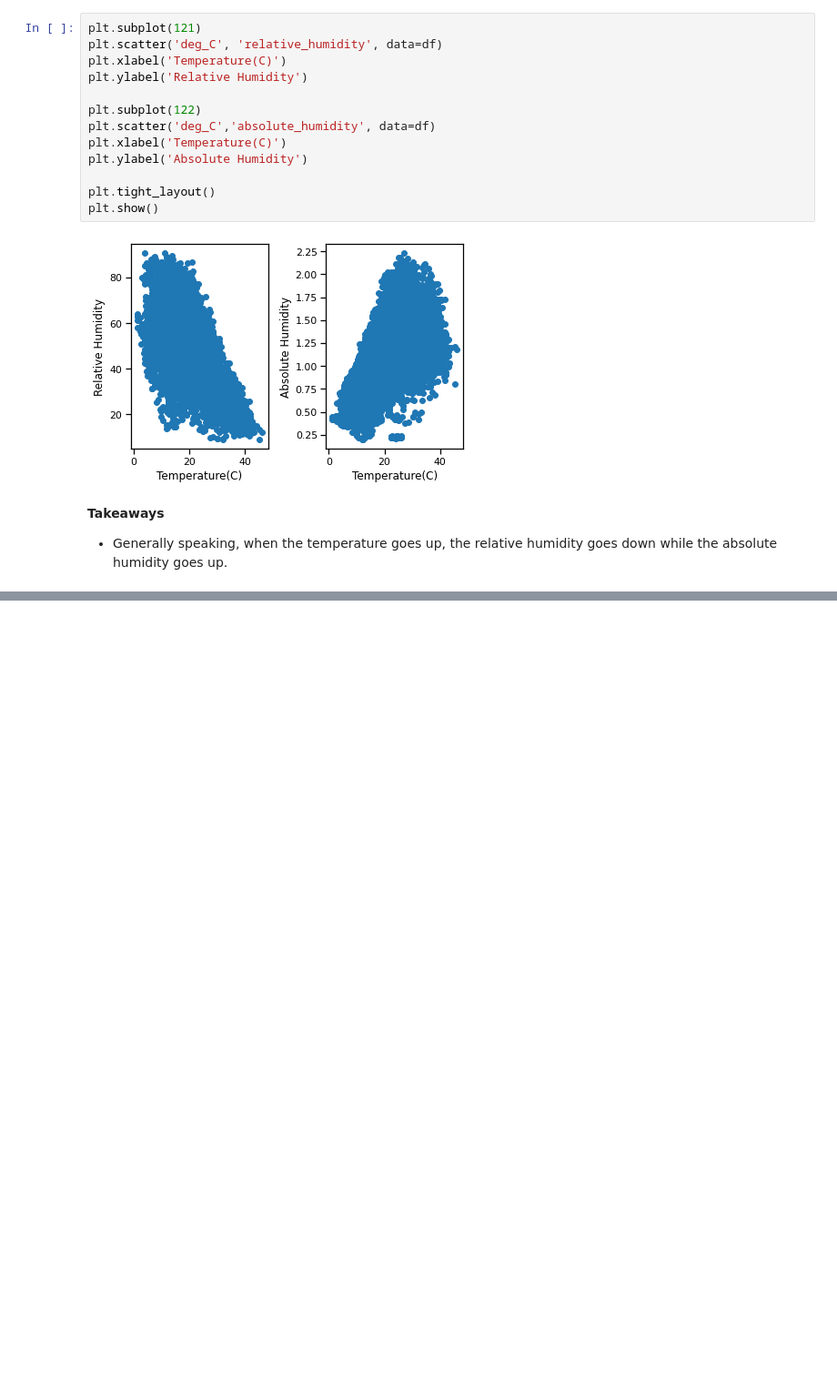
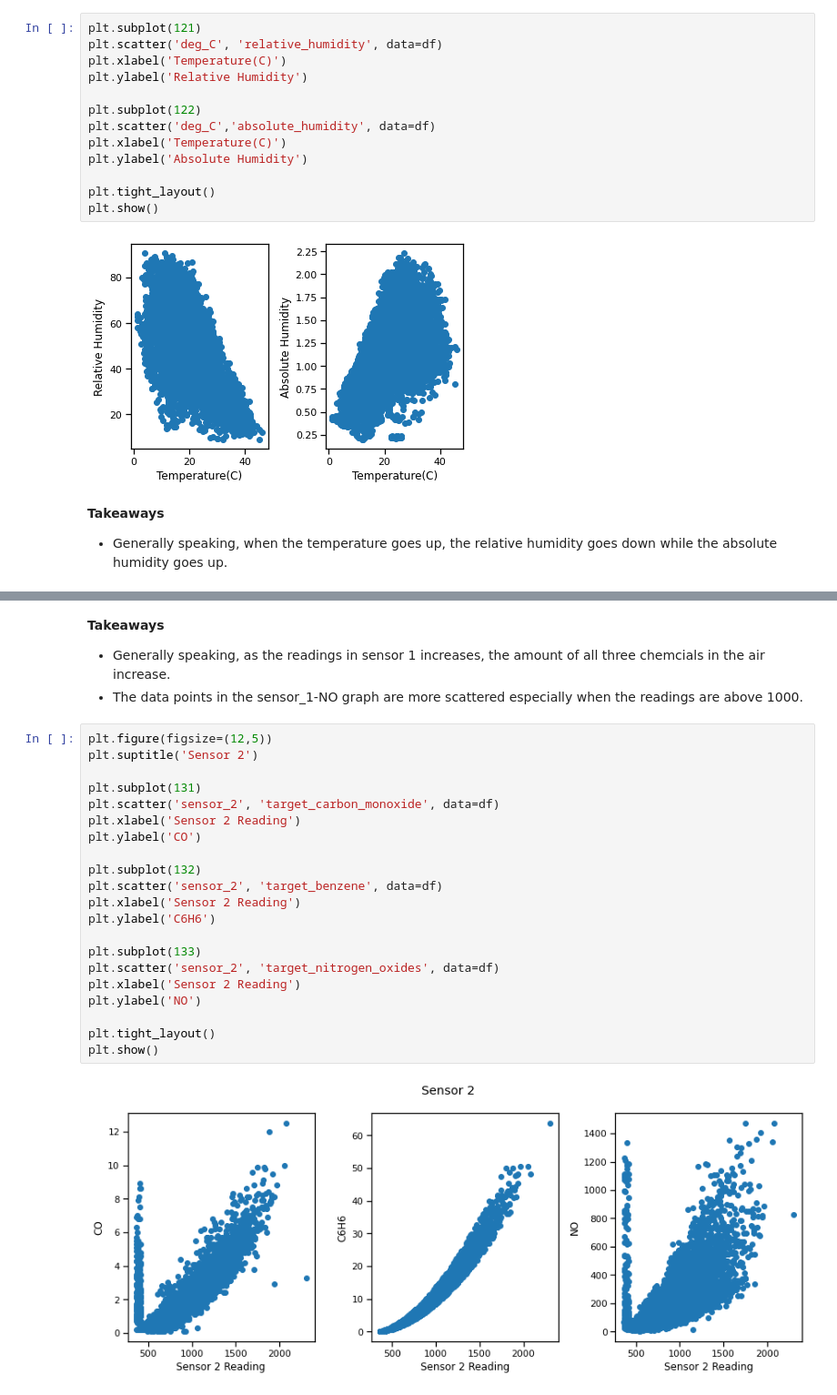
Before and after one commit to Yongliang-Shi/predicting-air-pollution, a Jupyter notebook: MVP.ipynb, the cells around one changed output, grey strips where cells are left out. Shown: that part at 91% size. Drawn from its saved outputs; the diff is of its cells as text; blank space fills up the shorter version.

```diff
--- a/MVP.ipynb
+++ b/MVP.ipynb
@@ -175,0 +200,27 @@ plt.show()
+# %% [markdown]
+**Takeaways**
+- Generally speaking, as the readings in sensor 1 increases, the amount of all three chemcials in the air increase.
+- The data points in the sensor_1-NO graph are more scattered especially when the readings are above 1000.
+# %%
+plt.figure(figsize=(12,5))
+plt.suptitle('Sensor 2')
+
+plt.subplot(131)
+plt.scatter('sensor_2', 'target_carbon_monoxide', data=df)
+plt.xlabel('Sensor 2 Reading')
+plt.ylabel('CO')
+
+plt.subplot(132)
+plt.scatter('sensor_2', 'target_benzene', data=df)
+plt.xlabel('Sensor 2 Reading')
+plt.ylabel('C6H6')
+
+plt.subplot(133)
+plt.scatter('sensor_2', 'target_nitrogen_oxides', data=df)
+plt.xlabel('Sensor 2 Reading')
+plt.ylabel('NO')
+
+plt.tight_layout()
+plt.show()
+# %% [output]
+[figure, added]
```
Also changed, not shown: parts of 7 cells of this notebook.
